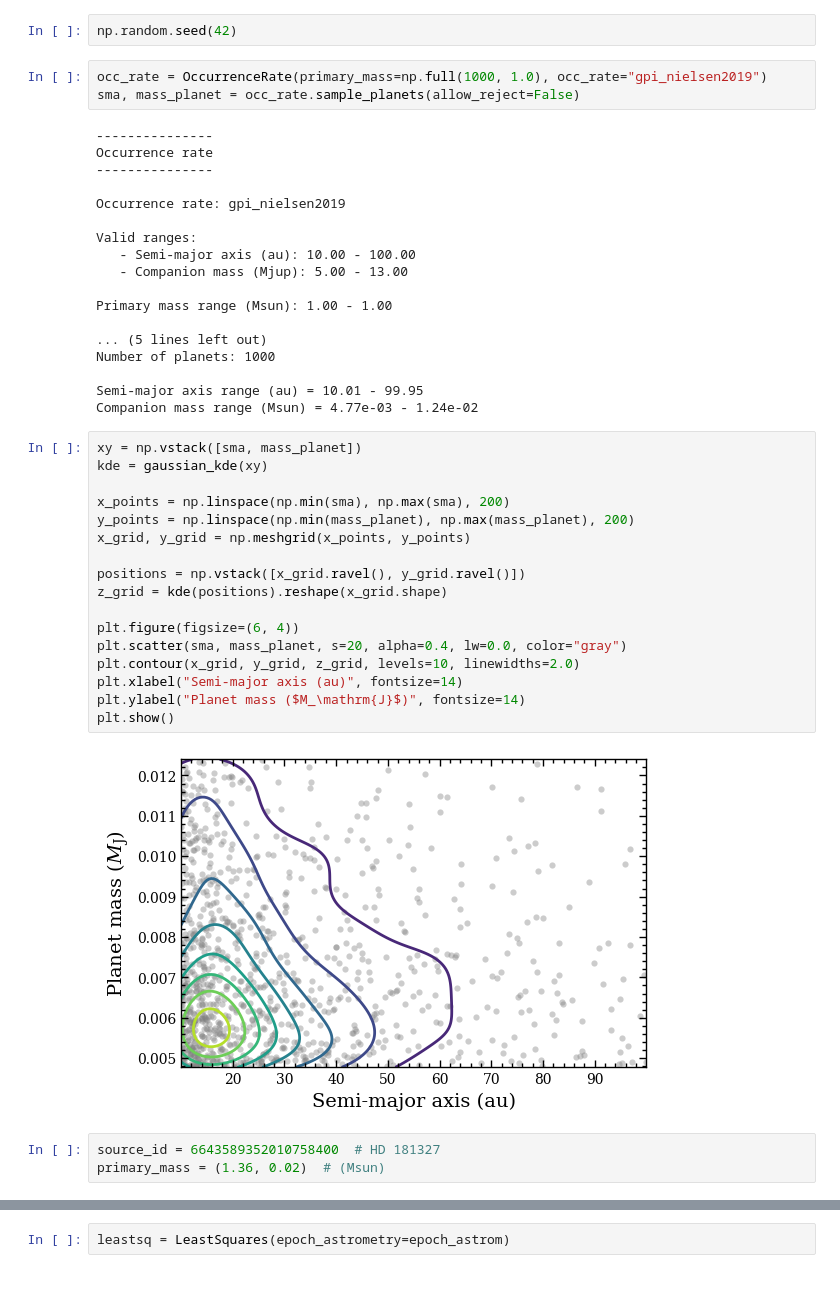
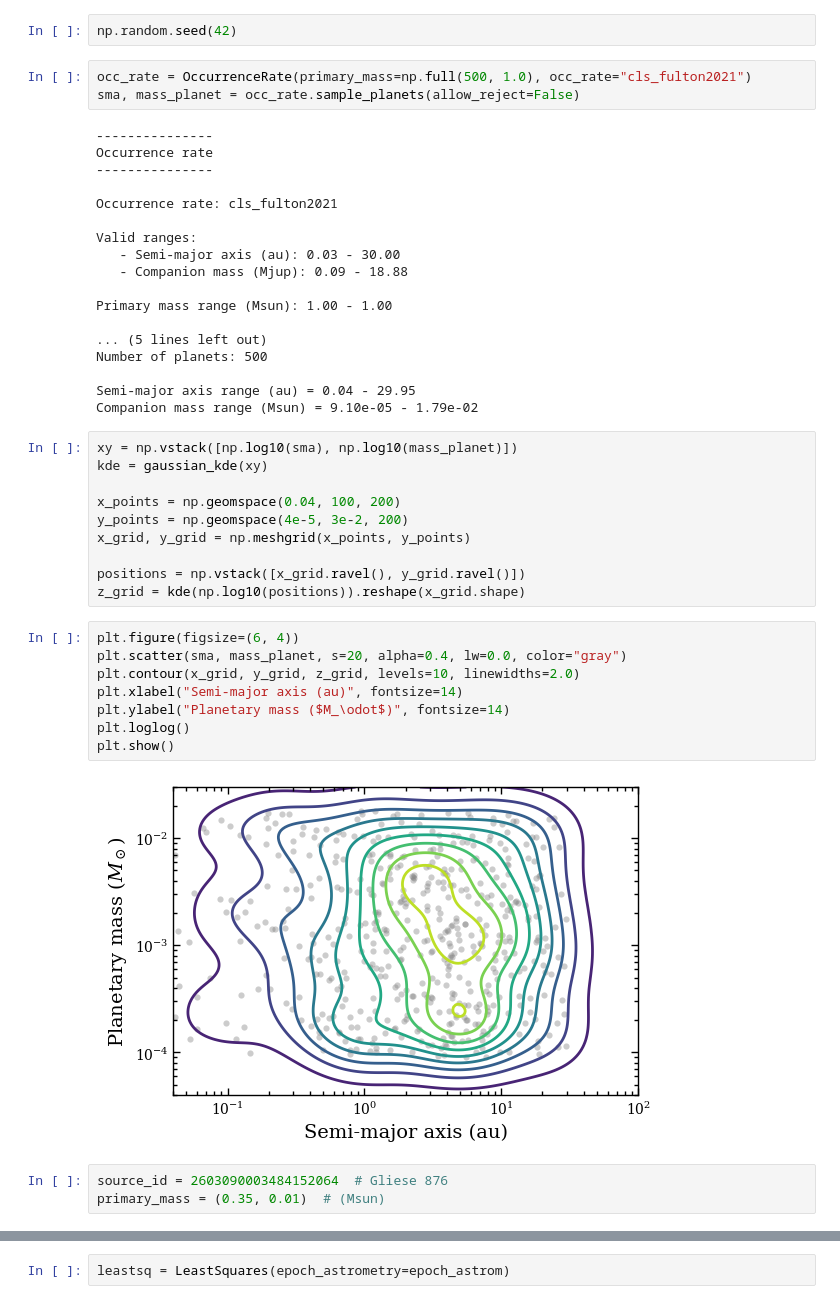
Before and after one commit to tomasstolker/exogaia, a Jupyter notebook: docs/tutorials/occurrence_rate.ipynb, the cells around one changed output, grey strips where cells are left out. Cells and saved outputs as stored; diff of their text form.

```diff
--- a/docs/tutorials/occurrence_rate.ipynb
+++ b/docs/tutorials/occurrence_rate.ipynb
@@ -14,48 +14,49 @@ The archive is unstable and may perform below expectations. If launching multipl
 # %%
 np.random.seed(42)
 # %%
-occ_rate = OccurrenceRate(primary_mass=np.full(1000, 1.0), occ_rate="gpi_nielsen2019")
+occ_rate = OccurrenceRate(primary_mass=np.full(500, 1.0), occ_rate="cls_fulton2021")
 sma, mass_planet = occ_rate.sample_planets(allow_reject=False)
 # %% [output]
 ---------------
 Occurrence rate
 ---------------
 
-Occurrence rate: gpi_nielsen2019
+Occurrence rate: cls_fulton2021
 
 Valid ranges:
-   - Semi-major axis (au): 10.00 - 100.00
-   - Companion mass (Mjup): 5.00 - 13.00
+   - Semi-major axis (au): 0.03 - 30.00
+   - Companion mass (Mjup): 0.09 - 18.88
 
 Primary mass range (Msun): 1.00 - 1.00
 
 ... (5 lines left out)
-Number of planets: 1000
+Number of planets: 500
 
-Semi-major axis range (au) = 10.01 - 99.95
-Companion mass range (Msun) = 4.77e-03 - 1.24e-02
+Semi-major axis range (au) = 0.04 - 29.95
+Companion mass range (Msun) = 9.10e-05 - 1.79e-02
 # %%
-xy = np.vstack([sma, mass_planet])
+xy = np.vstack([np.log10(sma), np.log10(mass_planet)])
 kde = gaussian_kde(xy)
 
-x_points = np.linspace(np.min(sma), np.max(sma), 200)
-y_points = np.linspace(np.min(mass_planet), np.max(mass_planet), 200)
+x_points = np.geomspace(0.04, 100, 200)
+y_points = np.geomspace(4e-5, 3e-2, 200)
 x_grid, y_grid = np.meshgrid(x_points, y_points)
 
 positions = np.vstack([x_grid.ravel(), y_grid.ravel()])
-z_grid = kde(positions).reshape(x_grid.shape)
-
-plt.figure(figsize=(6, 4))
-plt.scatter(sma, mass_planet, s=20, alpha=0.4, lw=0.0, color="gray")
-plt.contour(x_grid, y_grid, z_grid, levels=10, linewidths=2.0)
-plt.xlabel("Semi-major axis (au)", fontsize=14)
-plt.ylabel("Planet mass ($M_\mathrm{J}$)", fontsize=14)
-plt.show()
+z_grid = kde(np.log10(positions)).reshape(x_grid.shape)
-# %% [output]
-[figure, removed]
+# %%
+plt.figure(figsize=(6, 4))
+plt.scatter(sma, mass_planet, s=20, alpha=0.4, lw=0.0, color="gray")
+plt.contour(x_grid, y_grid, z_grid, levels=10, linewidths=2.0)
+plt.xlabel("Semi-major axis (au)", fontsize=14)
+plt.ylabel("Planetary mass ($M_\odot$)", fontsize=14)
+plt.loglog()
+plt.show()
+# %% [output]
+[figure, added]
 # %%
-source_id = 6643589352010758400  # HD 181327
-primary_mass = (1.36, 0.02)  # (Msun)
+source_id = 2603090003484152064  # Gliese 876
+primary_mass = (0.35, 0.01)  # (Msun)
 # %%
 epoch_astrom = EpochAstrometry(primary_mass=primary_mass, gaia_release='DR5')
 # %% [output]
```
Also changed, not shown: parts of 9 cells of this notebook, 12 other files.
